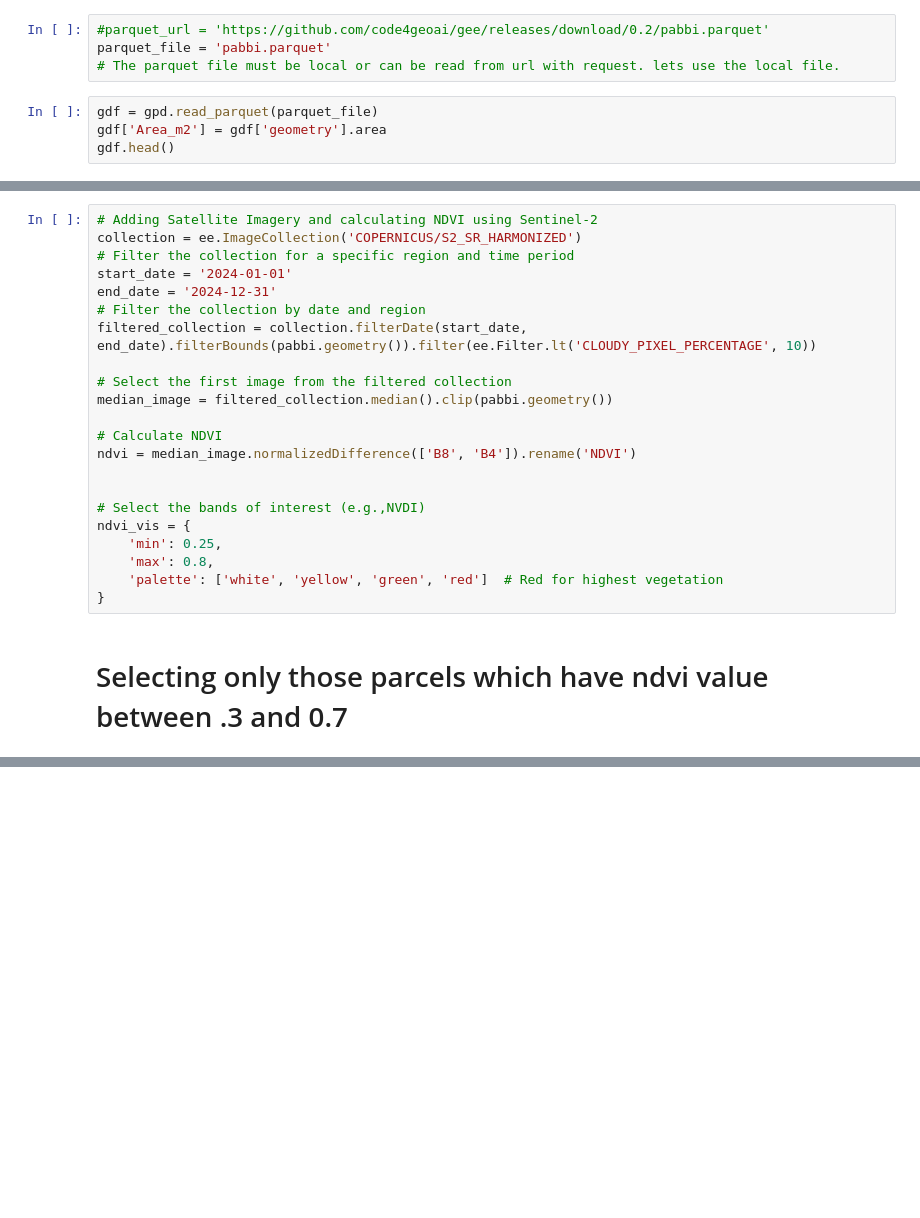
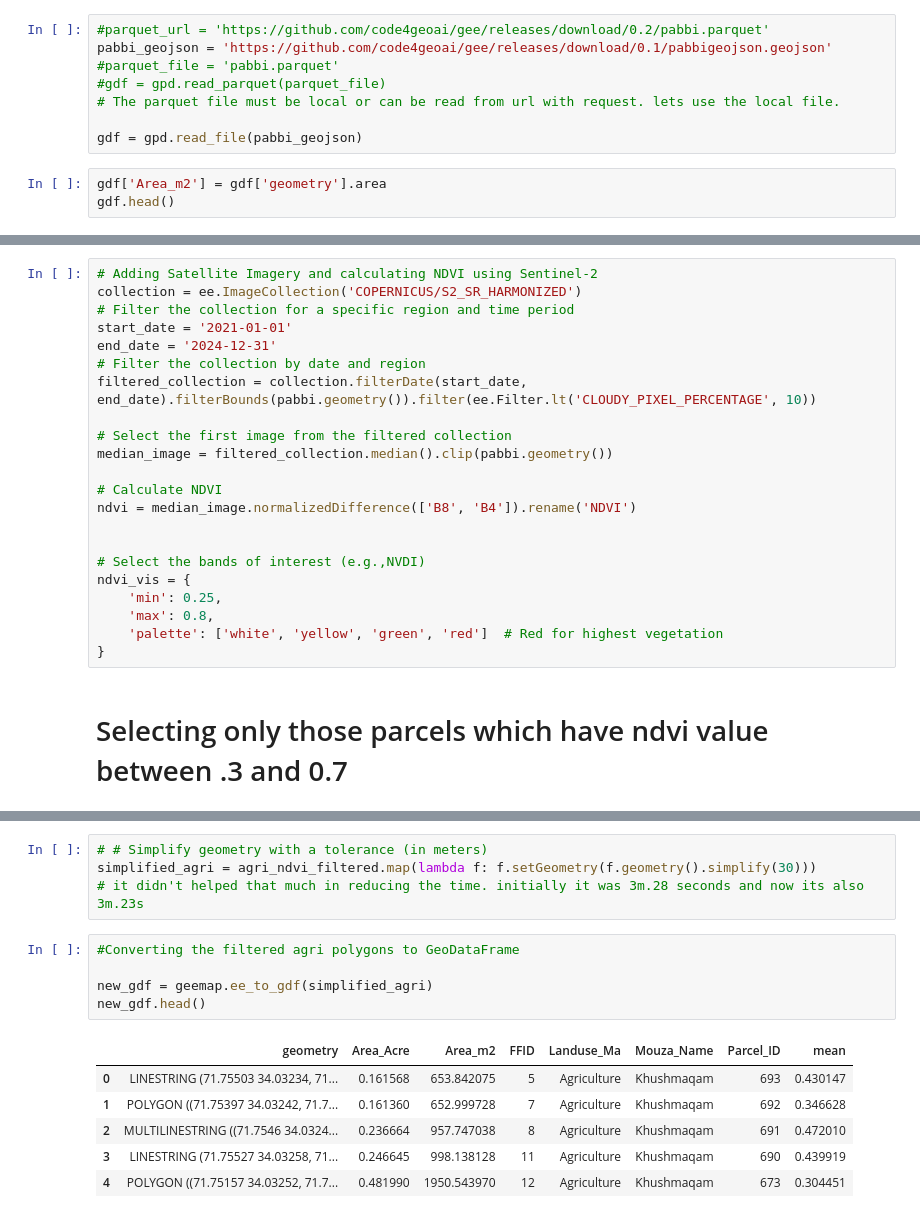
Before and after one commit to code4geoai/gee, a Jupyter notebook: pabbi_parquet.ipynb, the cells around one changed output, grey strips where cells are left out. Drawn from its saved outputs; the diff is of its cells as text; blank space fills up the shorter version.

```diff
--- a/pabbi_parquet.ipynb
+++ b/pabbi_parquet.ipynb
@@ -31,10 +72,13 @@ import geopandas as gpd
 geemap.ee.Initialize()
 # %%
 #parquet_url = 'https://github.com/code4geoai/gee/releases/download/0.2/pabbi.parquet'
-parquet_file = 'pabbi.parquet'
+pabbi_geojson = 'https://github.com/code4geoai/gee/releases/download/0.1/pabbigeojson.geojson'
+#parquet_file = 'pabbi.parquet'
+#gdf = gpd.read_parquet(parquet_file)
 # The parquet file must be local or can be read from url with request. lets use the local file.
+
+gdf = gpd.read_file(pabbi_geojson)
 # %%
-gdf = gpd.read_parquet(parquet_file)
 gdf['Area_m2'] = gdf['geometry'].area
 gdf.head()
 # %% [output]
@@ -104,7 +152,7 @@ p.add_basemap('HYBRID')
 # Adding Satellite Imagery and calculating NDVI using Sentinel-2
 collection = ee.ImageCollection('COPERNICUS/S2_SR_HARMONIZED')
 # Filter the collection for a specific region and time period
-start_date = '2024-01-01'
+start_date = '2021-01-01'
 end_date = '2024-12-31'
 # Filter the collection by date and region
 filtered_collection = collection.filterDate(start_date, end_date).filterBounds(pabbi.geometry()).filter(ee.Filter.lt('CLOUDY_PIXEL_PERCENTAGE', 10))
@@ -173,0 +264,16 @@ Map(bottom=6700702.0, center=[34.02510458074524, 71.77439125564787], controls=(W
+# %%
+# # Simplify geometry with a tolerance (in meters)
+simplified_agri = agri_ndvi_filtered.map(lambda f: f.setGeometry(f.geometry().simplify(30)))
+# it didn't helped that much in reducing the time. initially it was 3m.28 seconds and now its also 3m.23s
+# %%
+#Converting the filtered agri polygons to GeoDataFrame
+
+new_gdf = geemap.ee_to_gdf(simplified_agri)
+new_gdf.head()
+# %% [output]
+|  | geometry | Area_Acre | Area_m2 | FFID | Landuse_Ma | Mouza_Name | Parcel_ID | mean |
+| 0 | LINESTRING (71.75503 34.03234, 71... | 0.161568 | 653.842075 | 5 | Agriculture | Khushmaqam | 693 | 0.430147 |
+| 1 | POLYGON ((71.75397 34.03242, 71.7... | 0.161360 | 652.999728 | 7 | Agriculture | Khushmaqam | 692 | 0.346628 |
+| 2 | MULTILINESTRING ((71.7546 34.0324... | 0.236664 | 957.747038 | 8 | Agriculture | Khushmaqam | 691 | 0.472010 |
+| 3 | LINESTRING (71.75527 34.03258, 71... | 0.246645 | 998.138128 | 11 | Agriculture | Khushmaqam | 690 | 0.439919 |
+| 4 | POLYGON ((71.75157 34.03252, 71.7... | 0.481990 | 1950.543970 | 12 | Agriculture | Khushmaqam | 673 | 0.304451 |
```
Also changed, not shown: parts of 19 cells of this notebook, 6 other files.
